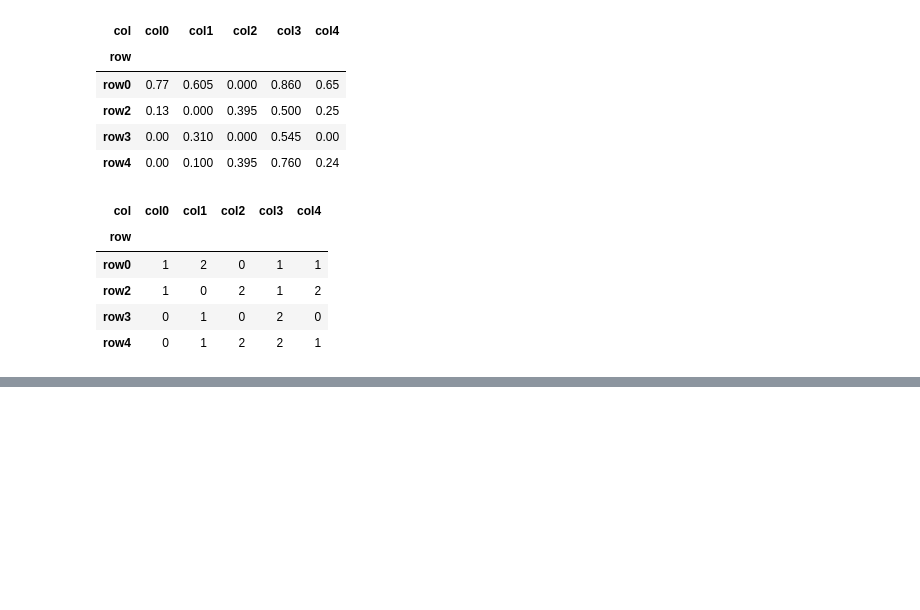
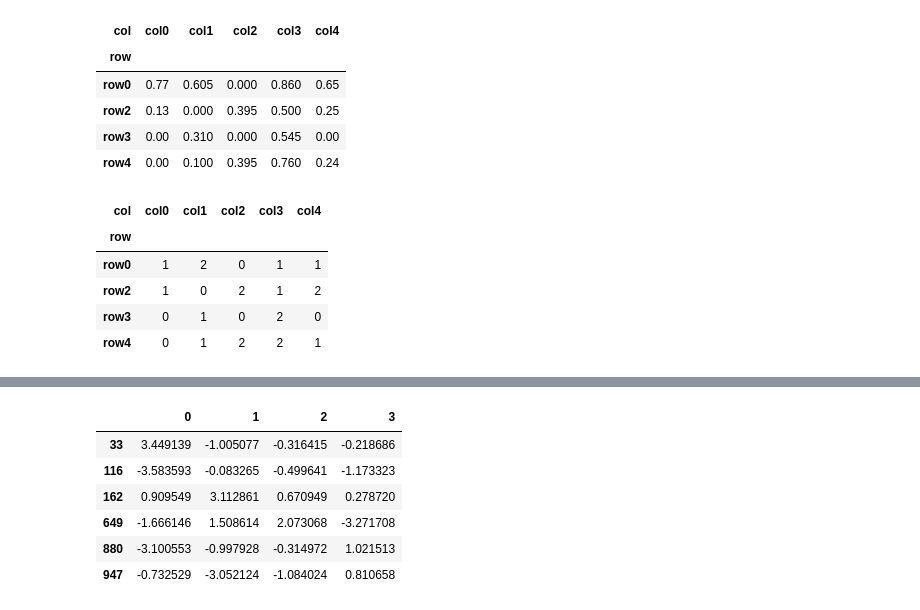
Before and after one commit to cdpeters/python-analysis-practice, a Jupyter notebook: Python_for_Data_Analysis_3rd_Edition/ch08_practice.ipynb, the cells around one changed output, grey strips where cells are left out. Saved outputs shown, nothing was run; the diff lists cells and outputs as text; code cells hidden in the pictures; blank space fills up the shorter version.

```diff
--- a/Python_for_Data_Analysis_3rd_Edition/ch8_practice.ipynb
+++ b/Python_for_Data_Analysis_3rd_Edition/ch08_practice.ipynb
@@ -1366,0 +1406,10 @@ pd.crosstab(df["row"], df["col"])
+# %%
+data[(data.abs() > 3).any(axis="columns")]
+# %% [output]
+|  | 0 | 1 | 2 | 3 |
+| 33 | 3.449139 | -1.005077 | -0.316415 | -0.218686 |
+| 116 | -3.583593 | -0.083265 | -0.499641 | -1.173323 |
+| 162 | 0.909549 | 3.112861 | 0.670949 | 0.278720 |
+| 649 | -1.666146 | 1.508614 | 2.073068 | -3.271708 |
+| 880 | -3.100553 | -0.997928 | -0.314972 | 1.021513 |
+| 947 | -0.732529 | -3.052124 | -1.084024 | 0.810658 |
```
Also changed, not shown: parts of 25 cells of this notebook.
